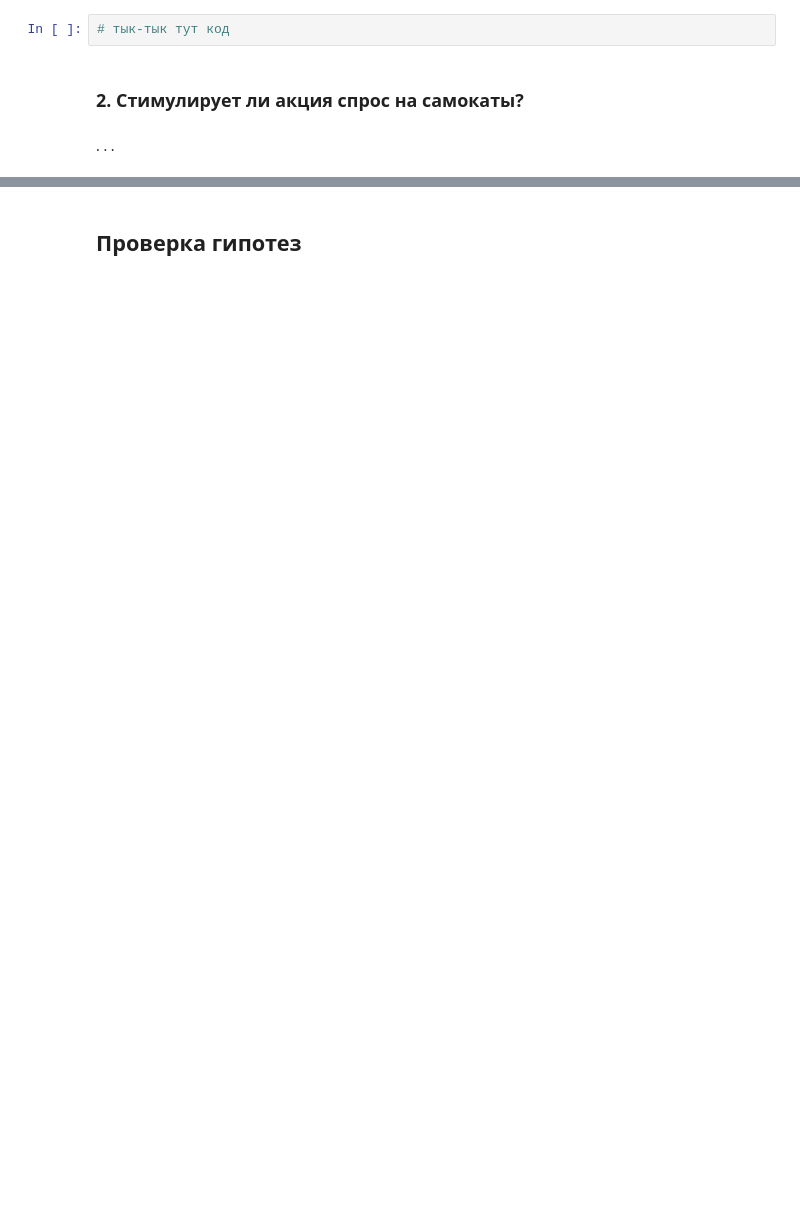
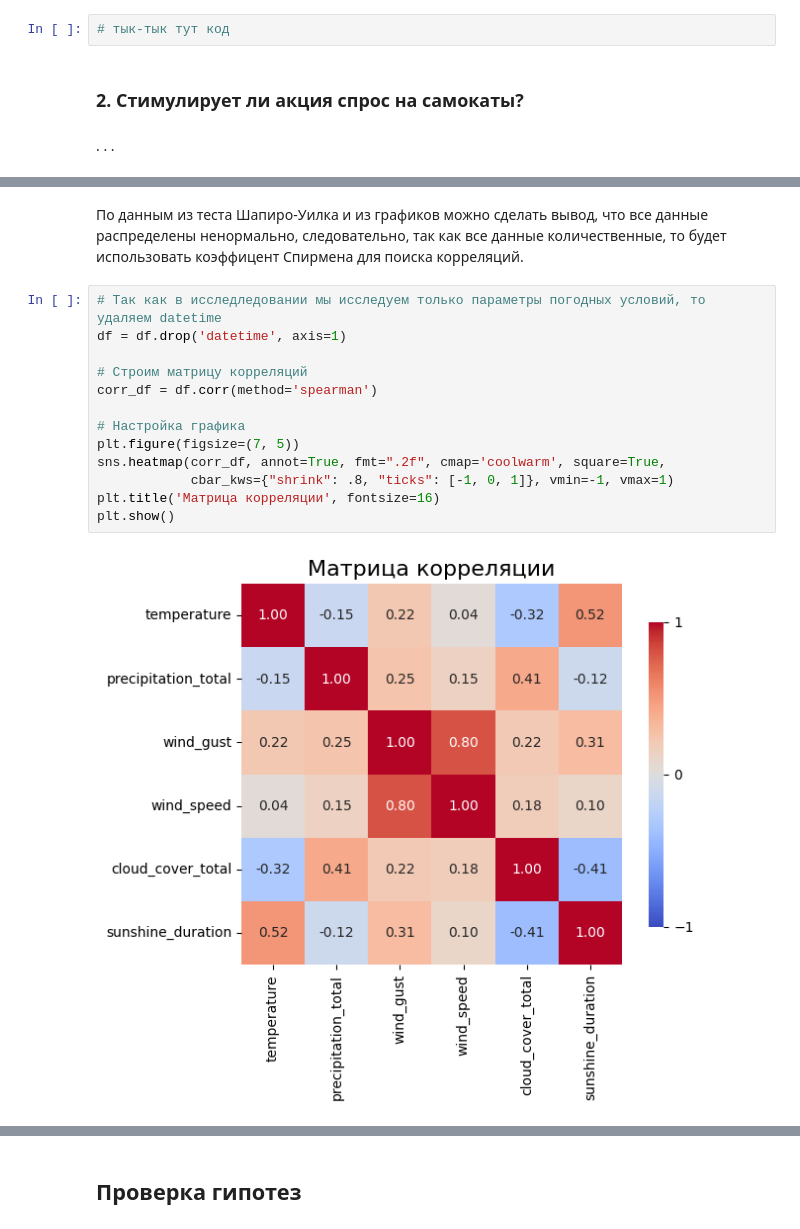
Before and after one commit to PavelFr8/Data-Scooters, a Jupyter notebook: project.ipynb, the cells around one changed output, grey strips where cells are left out. Saved outputs shown, nothing was run; the diff lists cells and outputs as text; blank space fills up the shorter version.

```diff
--- a/project.ipynb
+++ b/project.ipynb
@@ -370,0 +403,17 @@ merge_df.to_csv('rides_&_weather.csv', index=False)
+# %% [markdown]
+По данным из теста Шапиро-Уилка и из графиков можно сделать вывод, что все данные распределены ненормально, следовательно, так как все данные количественные, то будет использовать коэффицент Спирмена для поиска корреляций.
+# %%
+# Так как в исследледовании мы исследуем только параметры погодных условий, то удаляем datetime
+df = df.drop('datetime', axis=1)
+
+# Строим матрицу корреляций
+corr_df = df.corr(method='spearman')
+
+# Настройка графика
+plt.figure(figsize=(7, 5))
+sns.heatmap(corr_df, annot=True, fmt=".2f", cmap='coolwarm', square=True,
+            cbar_kws={"shrink": .8, "ticks": [-1, 0, 1]}, vmin=-1, vmax=1)
+plt.title('Матрица корреляции', fontsize=16)
+plt.show()
+# %% [output]
+[figure, added]
```
Also changed, not shown: parts of 76 cells of this notebook, 1 other file.
